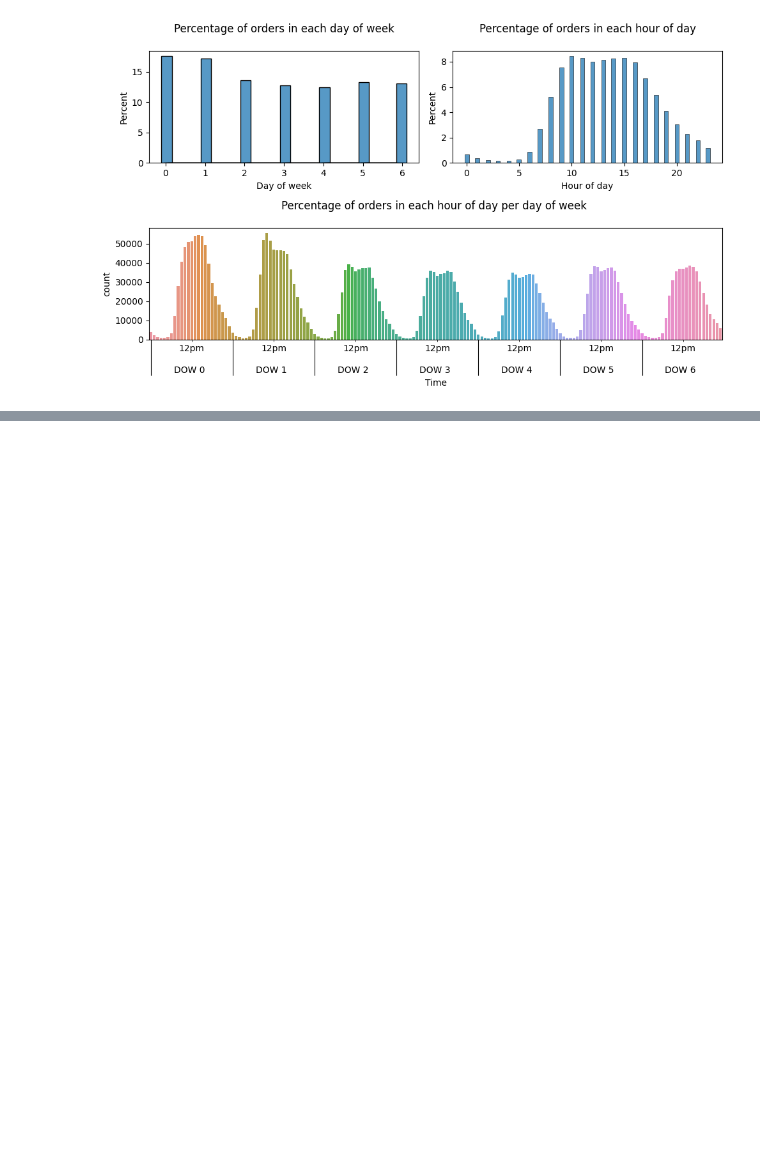
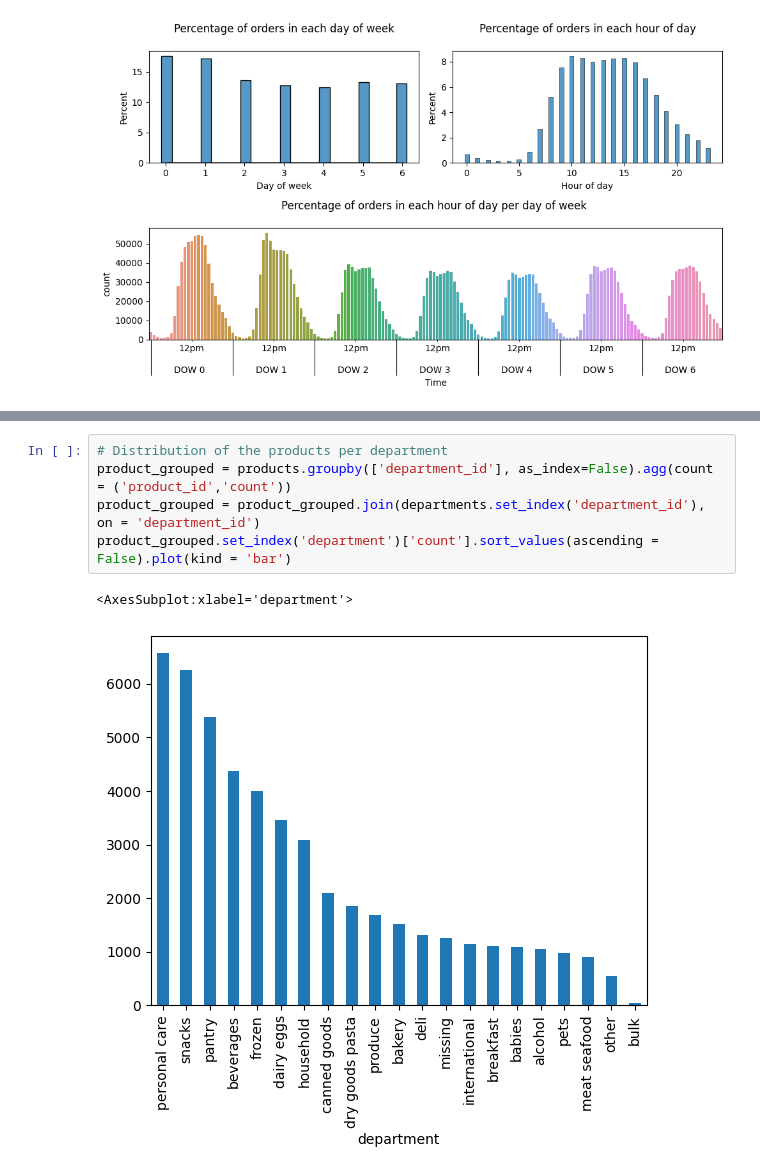
Before and after one commit to kwonowk/market-basket-analysis, a Jupyter notebook: instacart_analysis.ipynb, the cells around one changed output, grey strips where cells are left out. Cells and saved outputs as stored; diff of their text form; blank space fills up the shorter version.

```diff
--- a/instacart_analysis.ipynb
+++ b/instacart_analysis.ipynb
@@ -194,0 +205,8 @@ plt.tight_layout()
+# %%
+# Distribution of the products per department
+product_grouped = products.groupby(['department_id'], as_index=False).agg(count = ('product_id','count'))
+product_grouped = product_grouped.join(departments.set_index('department_id'), on = 'department_id')
+product_grouped.set_index('department')['count'].sort_values(ascending = False).plot(kind = 'bar')
+# %% [output]
+<AxesSubplot:xlabel='department'>
+[figure, added]
```
Also changed, not shown: parts of 18 cells of this notebook.
